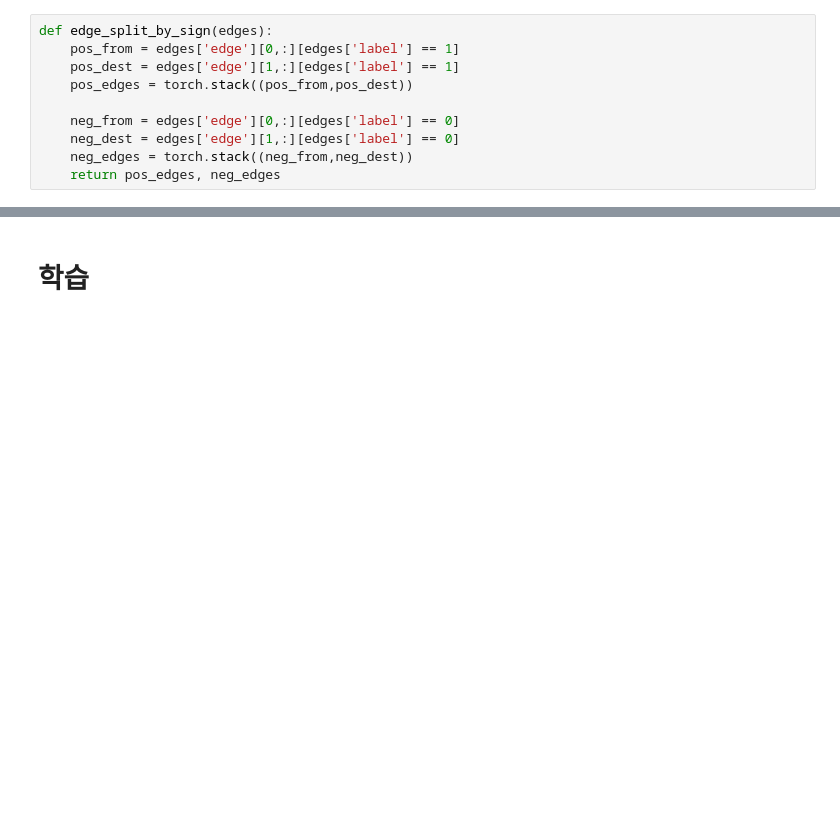
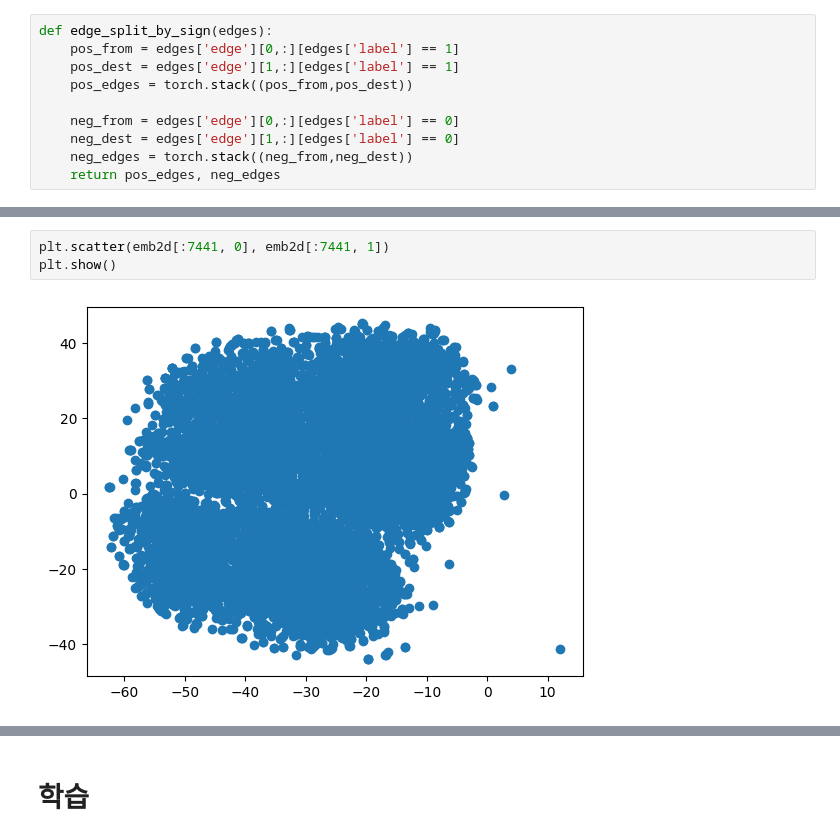
Before and after one commit to boostcampaitech6/level2-dkt-recsys-02, a Jupyter notebook: src/graph_base/sasrec_Graph.ipynb, the cells around one changed output, grey strips where cells are left out. Drawn from its saved outputs; the diff is of its cells as text; blank space fills up the shorter version.

```diff
--- a/src/graph_base/sasrec_Graph.ipynb
+++ b/src/graph_base/sasrec_Graph.ipynb
@@ -390,0 +420,5 @@ SignedGCN(1, 2, num_layers=3)
+# %%
+plt.scatter(emb2d[:7441, 0], emb2d[:7441, 1])
+plt.show()
+# %% [output]
+[figure, added]
```
Also changed, not shown: parts of 24 cells of this notebook, 7 other files.
